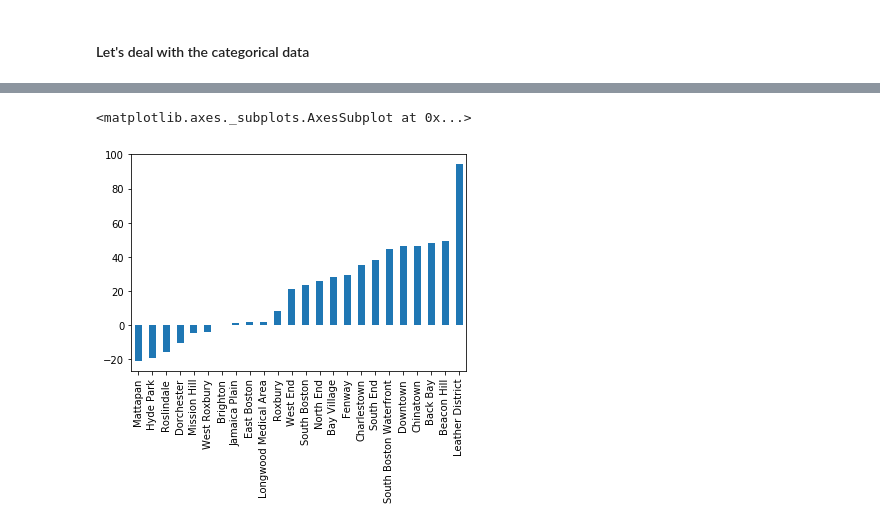
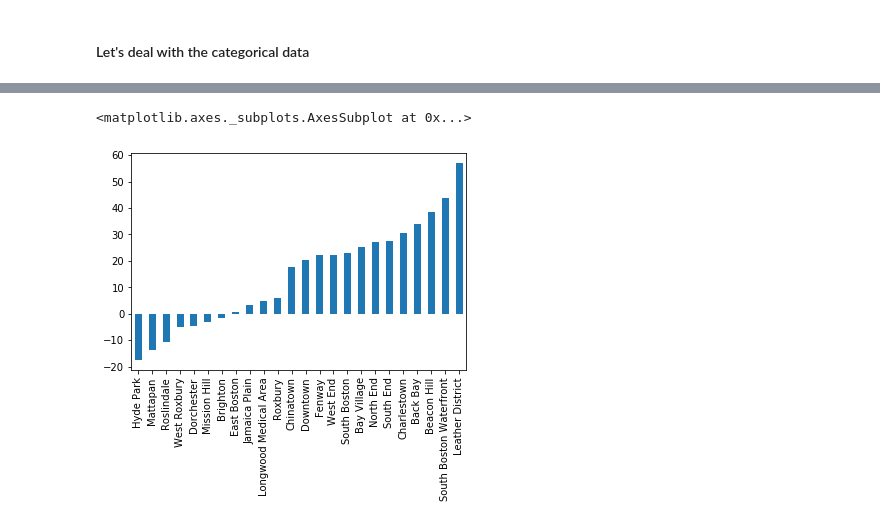
Before and after one commit to Chenyu-Tsai/AirbnbAnalysis, a Jupyter notebook: PricePrediction.ipynb, the cells around one changed output, grey strips where cells are left out. Drawn from its saved outputs; the diff is of its cells as text; code cells hidden in the pictures.

```diff
--- a/PricePrediction.ipynb
+++ b/PricePrediction.ipynb
@@ -55,3 +106,11 @@ listings = listings.drop(remove_list, axis=1)
+# %%
+def transform_text(lst):
+    if len(set(lst)) != 0 and lst != '0':
+        return len(set(lst).intersection(set(top_20))) / len(set(lst))
+    else:
+        return 0
+# %%
+listings['summary'] = listings['summary'].apply(lambda x: transform_text(x))
 # %%
 cols = listings.columns.to_list()
 print(f'We have {len(cols)} columns:', cols)
@@ -89,23 +148,23 @@ for col in cols:
 # %% [markdown]
 #### Rescale the quantitave features
 # %%
-cols = ['accommodates', 'bathrooms', 'bedrooms', 'beds', 'cleaning_fee', 'number_of_reviews', 'review_scores_rating']
+# cols = ['accommodates', 'bathrooms', 'bedrooms', 'beds', 'cleaning_fee', 'number_of_reviews', 'review_scores_rating']
 
 
-def rescale(df, col, method):
-    for col in cols:
-        if method == 'norm':
-            x = df[col].values.reshape(1, -1)
-            x_scaled = preprocessing.normalize(x, norm='l1')
-            x_scaled = x_scaled.squeeze()
-            df[col] = x_scaled
-        else:
-            x = df[col].values
-            x_scaled = preprocessing.scale(x)
-            df[col] = x_scaled
-    return df
+# def rescale(df, col, method):
+#     for col in cols:
+#         if method == 'norm':
+#             x = df[col].values.reshape(1, -1)
+#             x_scaled = preprocessing.normalize(x, norm='l1')
+#             x_scaled = x_scaled.squeeze()
+#             df[col] = x_scaled
+#         else:
+#             x = df[col].values
+#             x_scaled = preprocessing.scale(x)
+#             df[col] = x_scaled
+#     return df
 
-listings = rescale(listings, cols, 'norm')
+# listings = rescale(listings, cols, 'norm')
 # %% [markdown]
 #### Let's deal with the categorical data
 # %%
@@ -144,13 +203,13 @@ listings = pd.concat([listings, pd.DataFrame(data=amenity_arr.T, columns=ameniti
 # %%
 listings = listings.drop(['amenities'], axis=1)
 # %%
-listings = listings.query('price <= 300')
+listings = listings.query('price <= 200')
 X = listings.drop(['price'], axis=1)
 y = listings['price']
 
 X_train, X_test, Y_train, Y_test = train_test_split(X, y, test_size=0.2, random_state=1)
 
-lm_model = LinearRegression(normalize=False)
+lm_model = LinearRegression(normalize=True)
 lm_model.fit(X_train, Y_train)
 
 y_test_preds = lm_model.predict(X_test)
@@ -173,12 +232,11 @@ import matplotlib.patches as patches
 # %%
 coefs = list(zip(lm_model.coef_, listings.drop('price', axis='columns')))
 # %%
-coefs = list(zip(lm_model.coef_, listings.drop('price', axis='columns')))
 neighbourhood_effects = [v for v in coefs if v[1].split('_')[0] == 'neighbourhood']
 pd.Series(data=[n[0] for n in neighbourhood_effects],
            index=[n[1].split('_')[-1] for n in neighbourhood_effects])\
      .sort_values()\
      .plot(kind='bar')
 # %% [output]
 <matplotlib.axes._subplots.AxesSubplot at 0x...>
-[figure, old version]
+[figure, new version]
```
Also changed, not shown: parts of 10 cells of this notebook.
